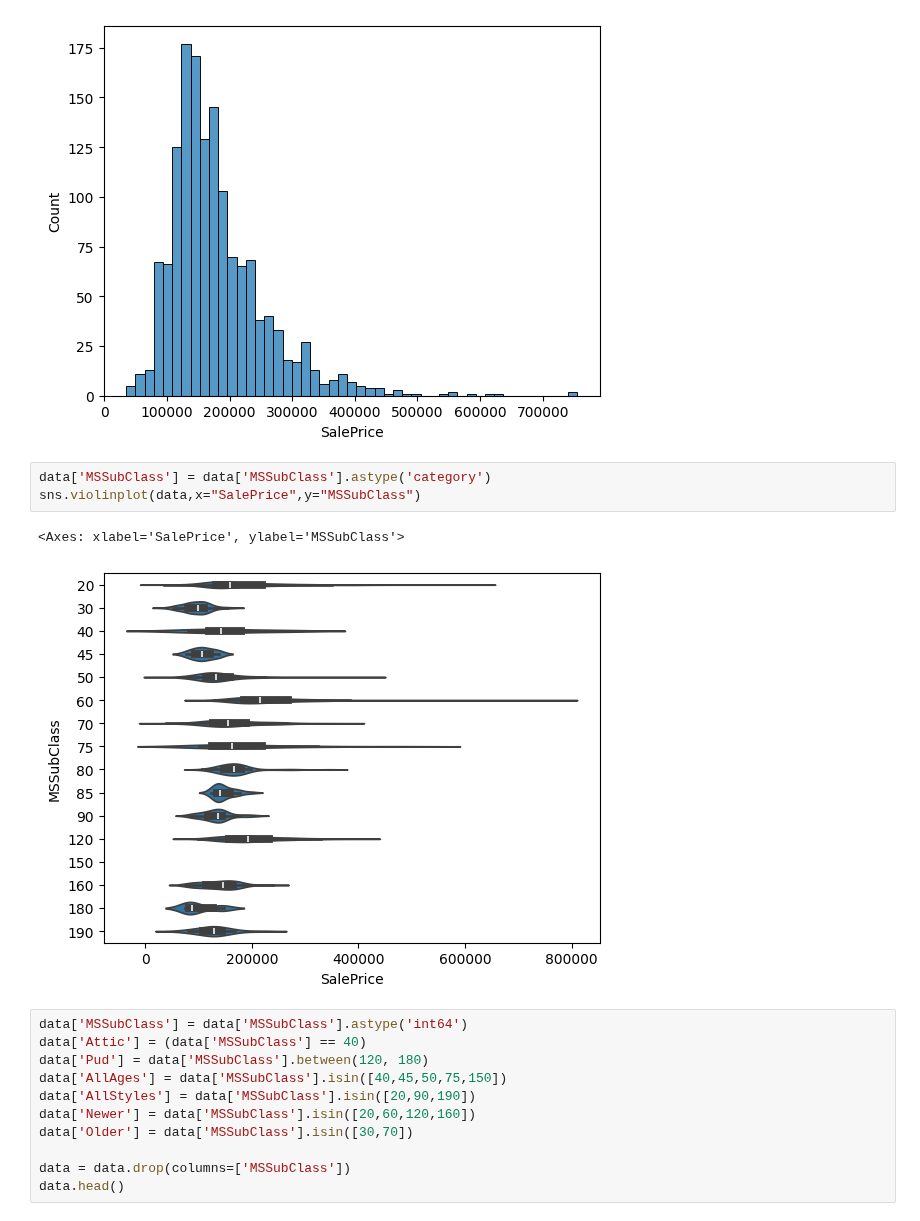
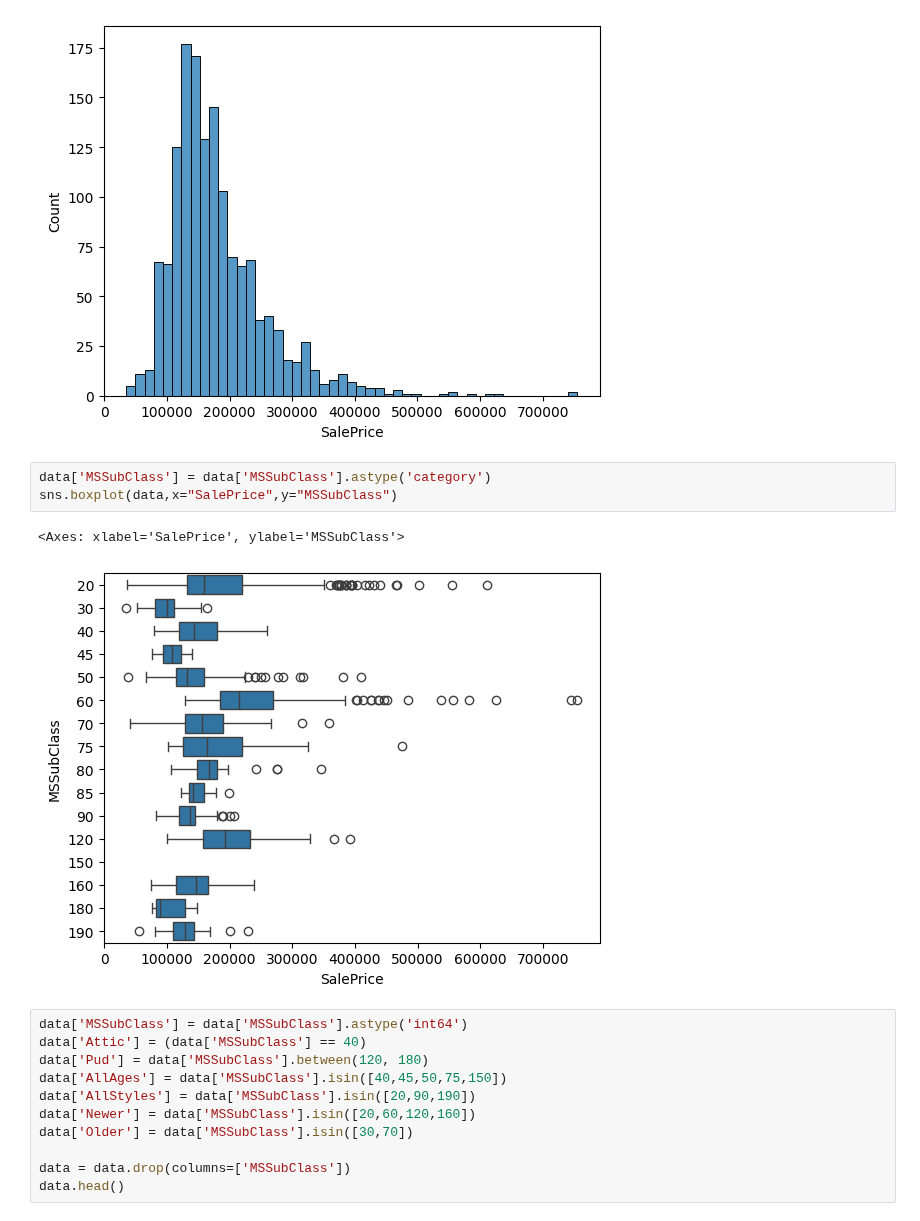
Before and after one commit to LoneCoder21/Kaggle-Notebooks, a Jupyter notebook: Regression/House Prices/property_prices.ipynb, the cells around one changed output. Cells and saved outputs as stored; diff of their text form.

```diff
--- a/Regression/House Prices/property_prices.ipynb
+++ b/Regression/House Prices/property_prices.ipynb
@@ -237,10 +237,10 @@ sns.histplot(data,x='SalePrice')
 [figure]
 # %%
 data['MSSubClass'] = data['MSSubClass'].astype('category')
-sns.violinplot(data,x="SalePrice",y="MSSubClass")
+sns.boxplot(data,x="SalePrice",y="MSSubClass")
 # %% [output]
 <Axes: xlabel='SalePrice', ylabel='MSSubClass'>
-[figure, old version]
+[figure, new version]
 # %%
 data['MSSubClass'] = data['MSSubClass'].astype('int64')
 data['Attic'] = (data['MSSubClass'] == 40)
```
Also changed, not shown: parts of 29 cells of this notebook, 1 other file.
